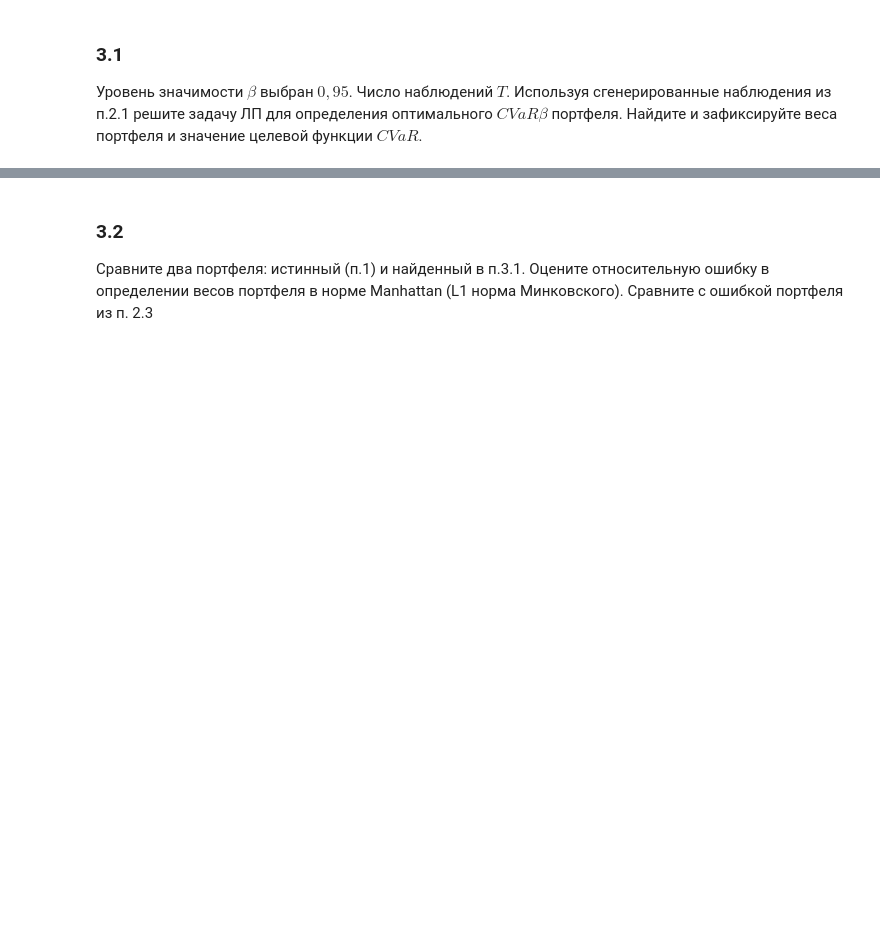
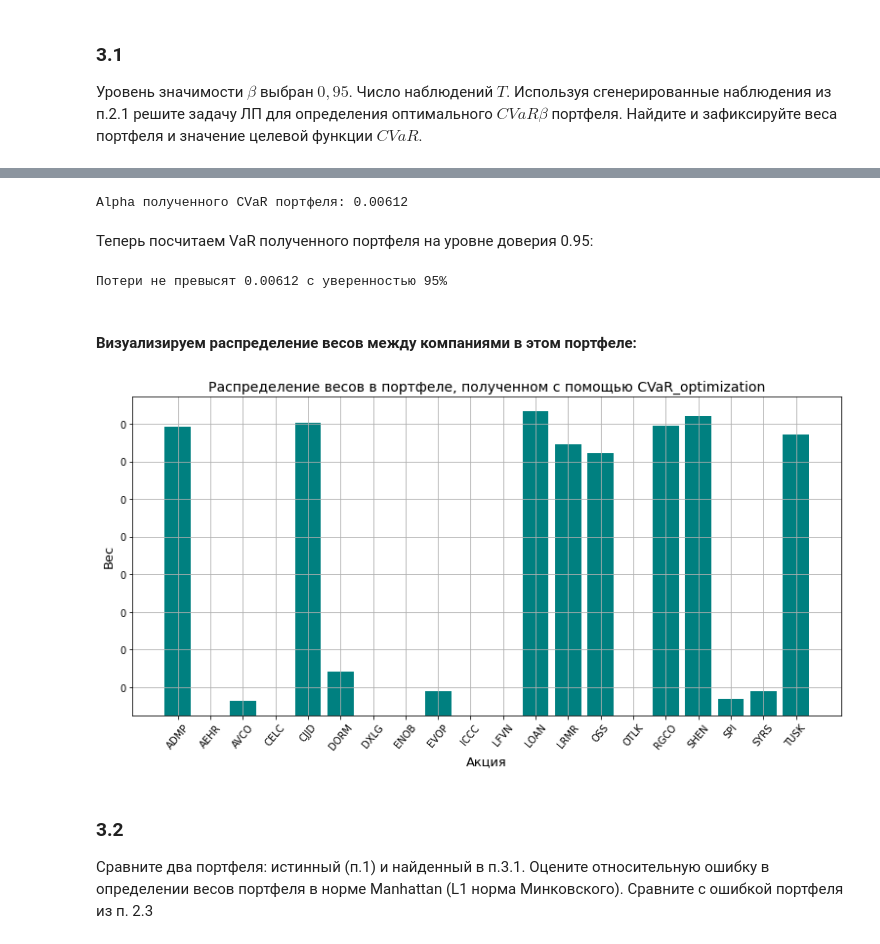
Before and after one commit to dselivanovskaya/Finance-operations-research-lab-3, a Jupyter notebook: lab-3.ipynb, the cells around one changed output, grey strips where cells are left out. Cells and saved outputs as stored; diff of their text form; code cells hidden in the pictures; blank space fills up the shorter version.

```diff
--- a/lab-3.ipynb
+++ b/lab-3.ipynb
@@ -638,0 +675,4 @@ $\sigma_{est}^2(x) =\sum\sum \sigma_{est (i, j)} x_ix_j$ )
+# %%
+ans = CVaR_optimization(beta, returns30, func)
+weights_cvar = ans[T:N+T]
+cvar_alpha  = round(ans[N+T], 5)
@@ -639,3 +689,38 @@ $\sigma_{est}^2(x) =\sum\sum \sigma_{est (i, j)} x_ix_j$ )
+# %%
+print('Alpha полученного CVaR портфеля:' , cvar_alpha)
+# %% [output]
+Alpha полученного CVaR портфеля: 0.00612
+# %% [markdown]
+Теперь посчитаем VaR полученного портфеля на уровне доверия 0.95:
+# %%
+level = 0.95
+losses = -np.dot(returns30, weights_cvar)
+VaR = np.quantile(losses, level)
+print('Потери не превысят %.5f с уверенностью %.f%s' % (np.round(VaR,5), level*100 , '%'))
+# %% [output]
+Потери не превысят 0.00612 с уверенностью 95%
+# %% [markdown]
+#### Визуализируем распределение весов между компаниями в этом портфеле:
+# %%
+def weights_visualization(weights, title):
+    weights_data = pd.DataFrame(index = tickers20, columns = ['weight'])
+    weights_data['weight'] = weights
+
+    plt.figure(figsize = (13,6))
+    x = np.arange(weights_data.shape[0])
+    x_values = weights_data.index
+    plt.xlabel('Акция', fontsize = 13)
+    plt.ylabel('Вес', fontsize = 13)
+    plt.bar(x, height = weights_data['weight'], color='teal')
+    plt.xticks(x, x_values, rotation='50')
+    plt.yscale("log")
+    plt.gca().yaxis.set_major_formatter(ScalarFormatter())
+    plt.title(title, fontsize = 14)
+    plt.grid()
+# %%
+weights_visualization(weights_cvar, "Распределение весов в портфеле, полученном с помощью CVaR_optimization")
+# %% [output]
+[figure, added]
 # %% [markdown]
 ### 3.2
 Сравните два портфеля: истинный (п.1) и найденный в п.3.1.  Оцените относительную ошибку в определении весов портфеля в норме Manhattan (L1 норма Минковского). Сравните с ошибкой портфеля из п. 2.3
```
Also changed, not shown: parts of 19 cells of this notebook.
